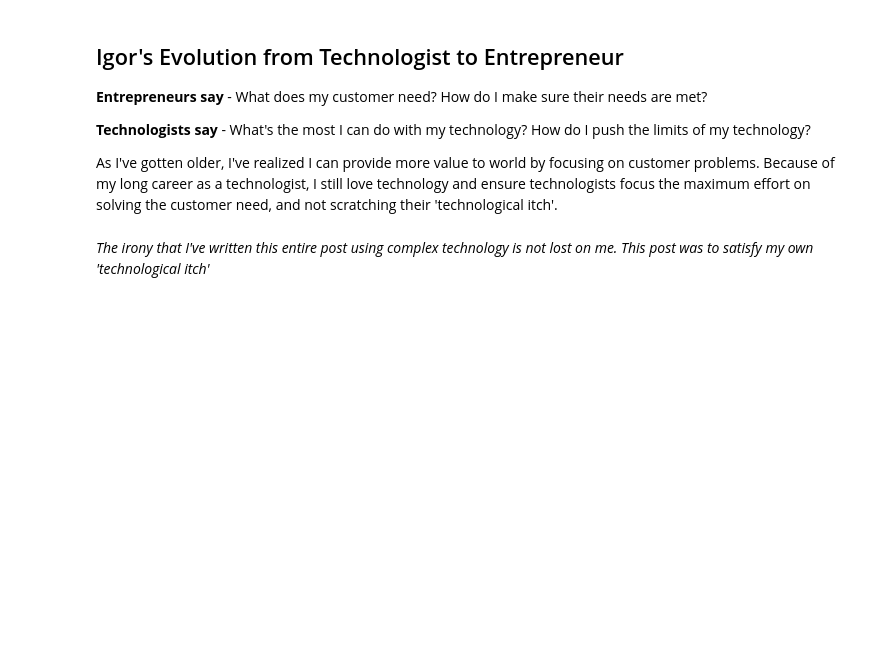
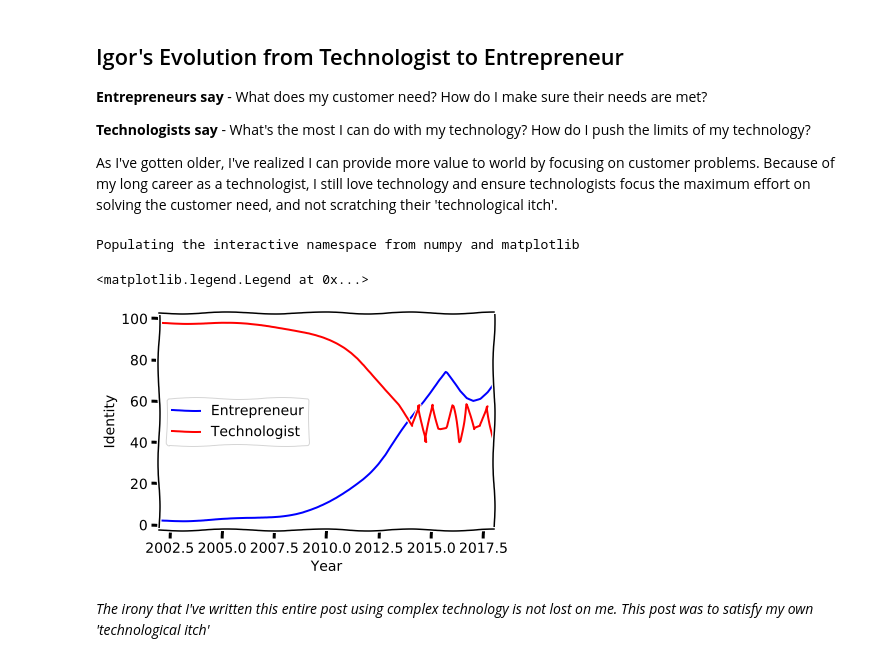
Before and after one commit to idvorkin/jupyter, a Jupyter notebook: Technology vs Entrepreneur.ipynb, the cells around one changed output. Cells and saved outputs as stored; diff of their text form; code cells hidden in the pictures; blank space fills up the shorter version.

```diff
--- a/Technology vs Entrepreneur.ipynb
+++ b/Technology vs Entrepreneur.ipynb
@@ -8,25 +8,32 @@
 As I've gotten older, I've realized I can provide more value to world by focusing on customer problems.  Because of my long career as a technologist, I still love technology and ensure technologists focus the maximum effort on solving the customer need, and not  scratching their 'technological itch'.
 # %%
 %pylab inline
+import matplotlib.pyplot as plt
+import numpy as np
+
 plt.xkcd()
 
 start_year = 2002
 end_year = 2018
 interest_shift_year = 2014
 
 years = np.linspace(start_year, end_year)
 interest_entrepener = 2 + 98.0 / (1 + np.exp(0.6 * (interest_shift_year - years)))
-interest_technologist = maximum(
-    (100 - interest_entrepener), 50 + 10 * (sin(50 * years))
+interest_technologist = np.maximum(
+    (100 - interest_entrepener), 50 + 10 * (np.sin(50 * years))
 )
-interest_entrepener = minimum(interest_entrepener, 70 + 10 * (sin(40 * years)))
+interest_entrepener = np.minimum(interest_entrepener, 70 + 10 * (np.sin(40 * years)))
 
 plt.plot(years, interest_entrepener, "-b", label="Entrepreneur")
 plt.plot(years, interest_technologist, "-r", label="Technologist")
 plt.ylabel("Identity")
 plt.xlabel("Year")
 
 plt.xlim(start_year, end_year)
 plt.legend(loc="best")
+# %% [output]
+Populating the interactive namespace from numpy and matplotlib
+<matplotlib.legend.Legend at 0x...>
+[figure, added]
 # %% [markdown]
 _The irony that I've written this entire post using complex technology is not lost on me. This post was to satisfy my own 'technological itch'_
```
Also changed, not shown: 17 other files.
